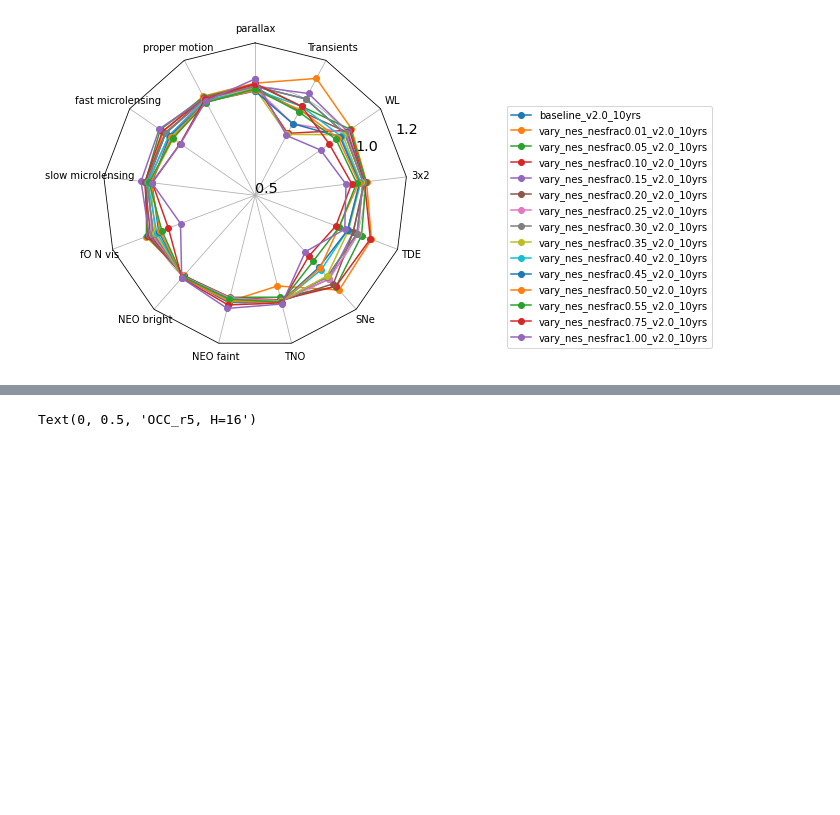
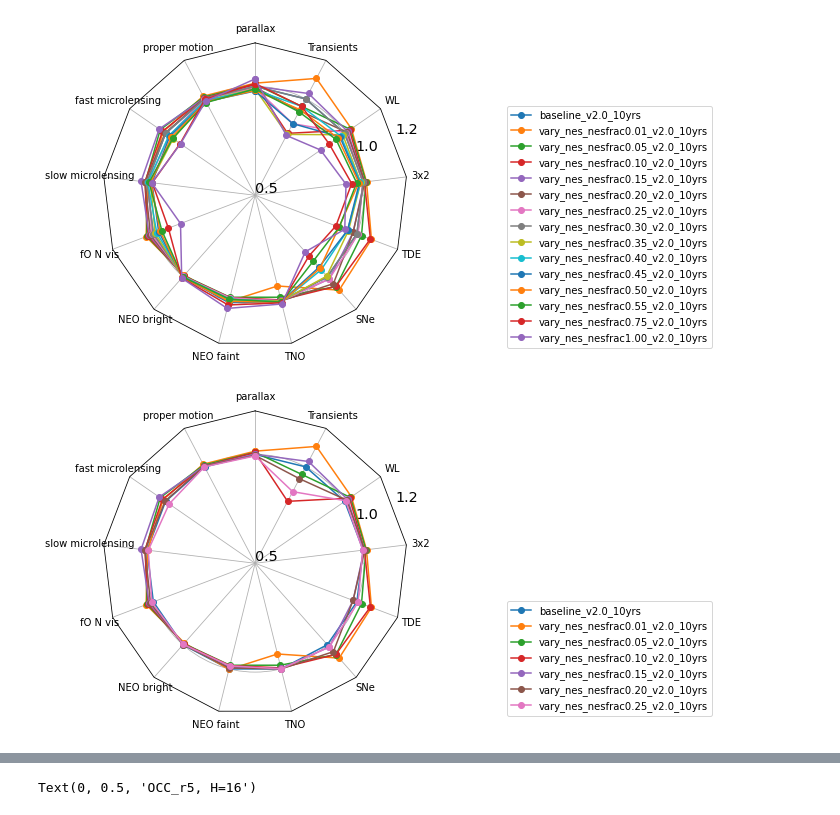
Before and after one commit to lsst-sims/sims_featureScheduler_runs2.0, a Jupyter notebook: maf/combined_look.ipynb, the cells around one changed output, grey strips where cells are left out. Cells and saved outputs as stored; diff of their text form; code cells hidden in the pictures; blank space fills up the shorter version.

```diff
--- a/maf/combined_look.ipynb
+++ b/maf/combined_look.ipynb
@@ -312,3 +312,11 @@ fig, ax = radar(ndata, legend=True, rgrids=[0.5, 1.0, 1.2], bbox_to_anchor=(2, 0
 fig.tight_layout()
 # %% [output]
 [figure]
+# %%
+runs = ['baseline_v2.0_10yrs'] + [run for run in df.index if 'vary_nes' in run]
+ndata = norm_df(data, runs[0:7], cols=data.columns.values.tolist(),
+                invert_cols=invert_cols, norm_run='baseline_v2.0_10yrs')
+fig, ax = radar(ndata, legend=True, rgrids=[0.5, 1.0, 1.2], bbox_to_anchor=(2, 0))
+fig.tight_layout()
+# %% [output]
+[figure, added]
```
Also changed, not shown: parts of 1 cell of this notebook, 1 other file.
